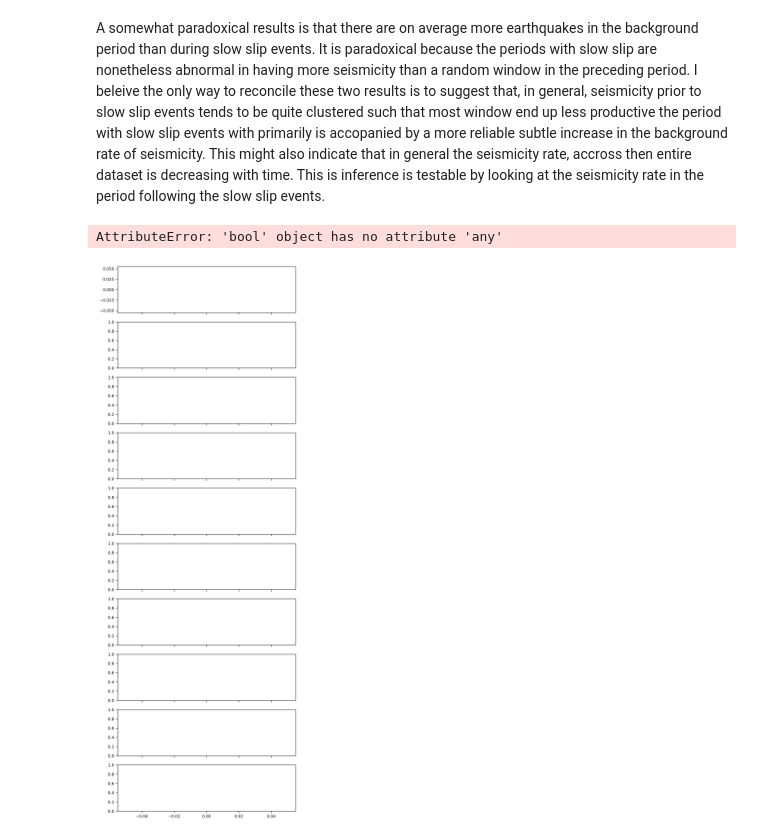
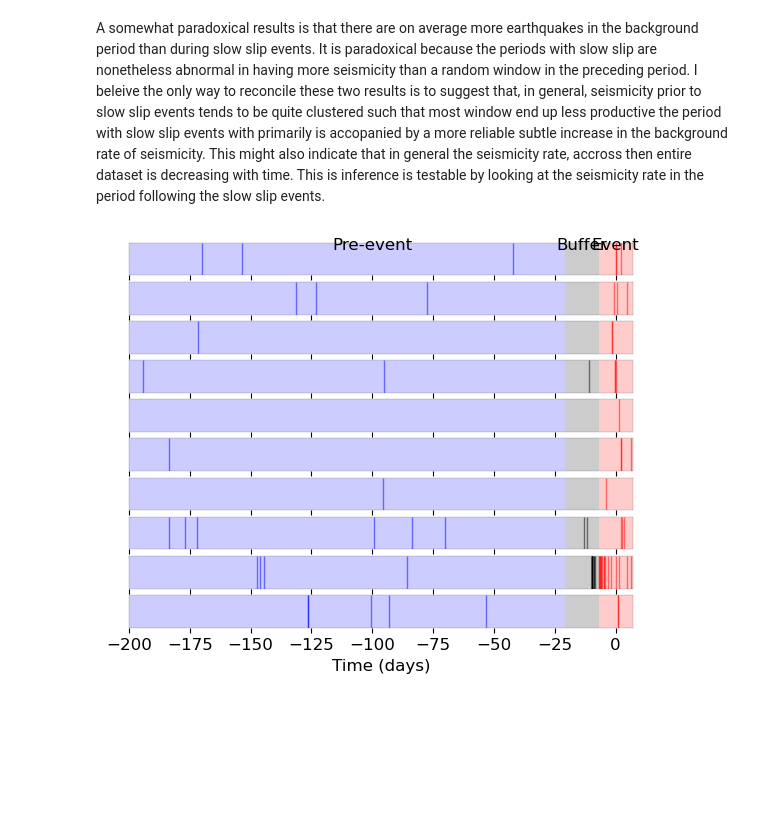
Before and after one commit to keliankaz/global_SSE, a Jupyter notebook: notebooks/global_source_properties.ipynb, the cells around one changed output. Cells and saved outputs as stored; diff of their text form; code cells hidden in the pictures; blank space fills up the shorter version.

```diff
--- a/notebooks/global_source_properties.ipynb
+++ b/notebooks/global_source_properties.ipynb
@@ -376,9 +428,12 @@ def get_p_relative_to_back(
 # %% [markdown]
 ## Temporal stacking
 # %%
-time_window = 360 # days
+time_window = TIME_WINDOW # days
 
+# lazy way of doing this...
+raw_global_relative_times, raw_global_relative_distances, raw_global_weights, raw_global_Indices = center_sequences(time_window=time_window, concatenate_output=False, return_indices=True)
 global_relative_times, global_relative_distances, global_weights = center_sequences(time_window=time_window)
+
 
 regional_relative_times = []
 regional_relative_distances = []
@@ -613,11 +915,21 @@ I = np.where(p_values < th)[0]
 def kstest_sample(array, index):
     return kstest(np.delete(array, index), array[index])
 # %%
-fig, AX = plt.subplots(3,1,figsize=(4,4.5))
+fig, AX = plt.subplots(3,1,figsize=(7,7))
+whole_data_kwargs = dict(
+    histtype='step',
+    color='k',
+    label='Whole dataset',
+    density=True,
+)
+outlier_data_kwargs = dict(
+     alpha=0.5, label='Significant increase\nin seismicity \n(relative to background)', color='C1',density=True,
+)
+
 ax = AX[0]
 bins = np.linspace(0,70,30)
-ax.hist(all_slowslip.catalog.depth.values, bins=bins, alpha=0.5, label='Whole dataset')
-ax.hist(all_slowslip.catalog.depth.values[I], bins=bins, alpha=0.5, label='Significant increase\nin seismicity \n(relative to background)')
+ax.hist(all_slowslip.catalog.depth.values,bins=bins, **whole_data_kwargs)
+ax.hist(all_slowslip.catalog.depth.values[I], bins=bins, **outlier_data_kwargs)
 # sns.rugplot(all_slowslip.catalog.depth.values[I], color='r', height=0.25, lw=0.5, ax=ax, label='Significant increase\nin seismicity \n(relative to background)')
 ax.set(
     xlabel='Depth (km)',
@@ -627,20 +939,18 @@ ax.legend()
 
 ax = AX[1]
 bins = np.linspace(5,7.5,25)
-ax.hist(all_slowslip.catalog.mag.values, bins=bins, alpha=0.5, label='Whole dataset')
-ax.hist(all_slowslip.catalog.mag.values[I], bins=bins, alpha=0.5, label='Significant increase\nin seismicity \n(relative to background)')
+ax.hist(all_slowslip.catalog.mag.values,bins=bins, **whole_data_kwargs)
+ax.hist(all_slowslip.catalog.mag.values[I], bins=bins, **outlier_data_kwargs)
 # sns.rugplot(all_slowslip.catalog.mag.values[I], color='r', height=0.25, lw=0.5, ax=ax,)
 ax.set(
     xlabel='Magnitude ($M_W$ equivalent)',
-    yscale='log',
 )
 ax = AX[2]
 
 moment_rate = 10**(1.5*all_slowslip.catalog.mag.values + 9.1)/all_slowslip.catalog.duration.values
 I_nan = (~np.isnan(moment_rate)) & (~np.isinf(moment_rate))
-ax.hist(np.log10(moment_rate[I_nan]), alpha=0.5, label='Whole dataset')
-ax.hist(np.log10(moment_rate[I][I_nan[I]]), alpha=0.5, label='prod')
-ax.set_yscale('log')
+ax.hist(np.log10(moment_rate[I_nan]), **whole_data_kwargs)
+ax.hist(np.log10(moment_rate[I][I_nan[I]]), **outlier_data_kwargs)
 ax.set_xlabel('log Moment rate ($M_0$/s)')
 
 
@@ -649,5 +959,8 @@ ax.set_xlabel('log Moment rate ($M_0$/s)')
     for iax, iarray in zip(AX, [all_slowslip.catalog.depth.values, all_slowslip.catalog.mag.values, moment_rate])
 ]
 
+[iax.set_yticks([]) for iax in AX]
+
 plt.tight_layout()
+savefig('outliers')
 # %% [output]
@@ -687,33 +1016,33 @@ ax.scatter(
 # %% [markdown]
 A somewhat paradoxical results is that there are on average more earthquakes in the background period than during slow slip events. It is paradoxical because the periods with slow slip are nonetheless abnormal in having more seismicity than a random window in the preceding period. I beleive the only way to reconcile these two results is to suggest that, in general, seismicity prior to slow slip events tends to be quite clustered such that most window end up less productive the period with slow slip events with primarily is accopanied by a more reliable subtle increase in the background rate of seismicity. This might also indicate that in general the seismicity rate, accross then entire dataset is decreasing with time. This is inference is testable by looking at the seismicity rate in the period following the slow slip events.
 # %%
-I = np.where(p_values==1)[0]
+I = np.where(p_values<0.05)[0]
 N = min(len(I),10)
-t0 = -500
-fig, ax = plt.subplots(N,1, figsize=(6.5,20), sharex=True)
+t0 = -200
+fig, ax = plt.subplots(N,1, figsize=(6.5,5), sharex=True)
 for iax,i in zip(ax,I):
     shared_kwargs = dict(height=1, alpha=0.5, ax=iax)
     [sns.rugplot(dt[i],color=c, **shared_kwargs) for dt,c in zip([pre_time_lags, buffer_time_lags, co_time_lags], ['b','k','r'])]
 
     [
         iax.axvspan(x1,x2, color=c, alpha=0.2, lw=0)
         for x1,x2,c in zip(
             [-T_pre-buffer-T_event/2, -T_event/2-buffer, -T_event/2],
             [-T_event/2-buffer, -T_event/2, T_event/2],
             ['b','k','r'],
         )
     ]
     iax.set(yticklabels=[], xlim=[t0, T_event/2], ylabel='', yticks=[])
 
 [
-    ax[0].text(x,1.1, va='bottom', ha='center', s=s) for x,s in zip(
+    ax[0].text(x,1, va='bottom', ha='center', s=s) for x,s in zip(
         [0, -T_event/2-buffer/2, t0/2],
         ['Event', 'Buffer', 'Pre-event']
     )
 ]
 ax[-1].set(xlabel='Time (days)')
 
 [[x.set_linewidth(0.1) for x in iax.spines.values()] for iax in ax];
+savefig('most_triggered_earthquakes')
 # %% [output]
-AttributeError: 'bool' object has no attribute 'any'
-[figure, old version]
+[figure, new version]
```
Also changed, not shown: parts of 54 cells of this notebook, 2 other files.
